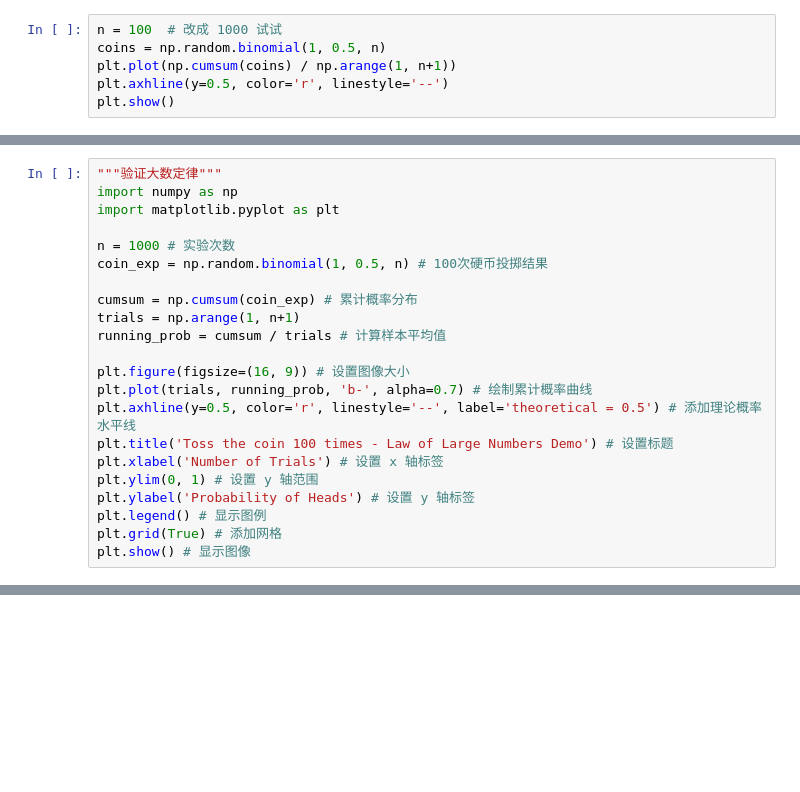
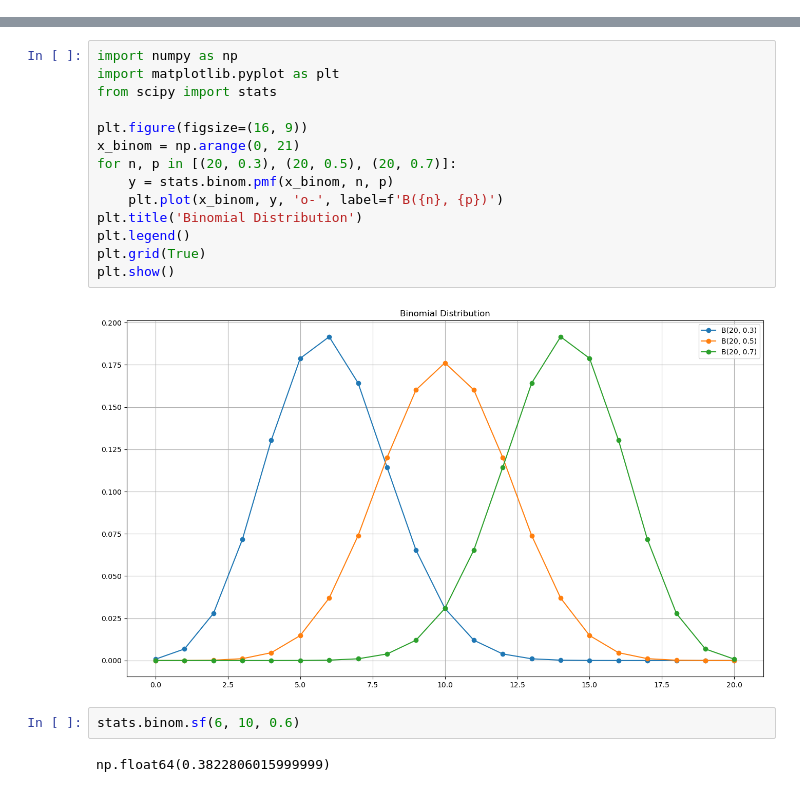
Before and after one commit to Imlorden2/quant-learning, a Jupyter notebook: code/notebooks/test.ipynb, the cells around one changed output, grey strips where cells are left out. Cells and saved outputs as stored; diff of their text form; blank space fills up the shorter version.

```diff
--- a/code/notebooks/test.ipynb
+++ b/code/notebooks/test.ipynb
@@ -46,6 +0,0 @@ print(f"误差: {abs(running_prob[-1] - true_prob):.4f}")
-# %%
-n = 100  # 改成 1000 试试
-coins = np.random.binomial(1, 0.5, n)
-plt.plot(np.cumsum(coins) / np.arange(1, n+1))
-plt.axhline(y=0.5, color='r', linestyle='--')
-plt.show()
@@ -151,22 +0,0 @@ plt.show() # 显示图像
-# %%
-"""验证大数定律"""
-import numpy as np
-import matplotlib.pyplot as plt
-
-n = 1000 # 实验次数
-coin_exp = np.random.binomial(1, 0.5, n) # 100次硬币投掷结果
-
-cumsum = np.cumsum(coin_exp) # 累计概率分布
-trials = np.arange(1, n+1)
-running_prob = cumsum / trials # 计算样本平均值
-
-plt.figure(figsize=(16, 9)) # 设置图像大小
-plt.plot(trials, running_prob, 'b-', alpha=0.7) # 绘制累计概率曲线
-plt.axhline(y=0.5, color='r', linestyle='--', label='theoretical = 0.5') # 添加理论概率水平线
-plt.title('Toss the coin 100 times - Law of Large Numbers Demo') # 设置标题
-plt.xlabel('Number of Trials') # 设置 x 轴标签
-plt.ylim(0, 1) # 设置 y 轴范围
-plt.ylabel('Probability of Heads') # 设置 y 轴标签
-plt.legend() # 显示图例
-plt.grid(True) # 添加网格
-plt.show() # 显示图像
@@ -254,0 +1,20 @@ distribution_comparison()
+# %%
+import numpy as np
+import matplotlib.pyplot as plt
+from scipy import stats
+
+plt.figure(figsize=(16, 9))
+x_binom = np.arange(0, 21)
+for n, p in [(20, 0.3), (20, 0.5), (20, 0.7)]:
+    y = stats.binom.pmf(x_binom, n, p)
+    plt.plot(x_binom, y, 'o-', label=f'B({n}, {p})')
+plt.title('Binomial Distribution')
+plt.legend()
+plt.grid(True)
+plt.show()
+# %% [output]
+[figure, added]
+# %%
+stats.binom.sf(6, 10, 0.6)
+# %% [output]
+np.float64(0.3822806015999999)
```
Also changed, not shown: parts of 18 cells of this notebook, 16 other files.
